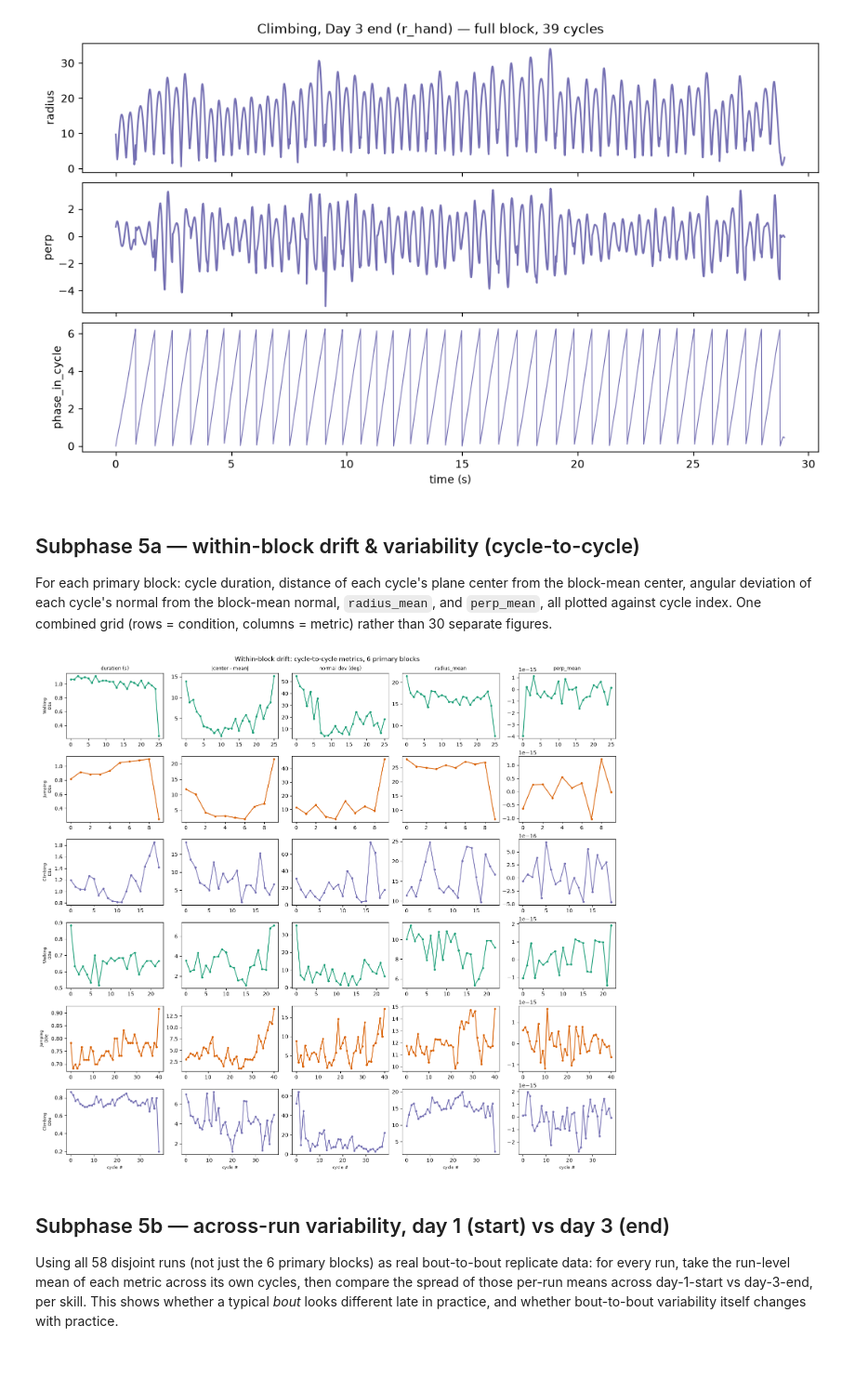
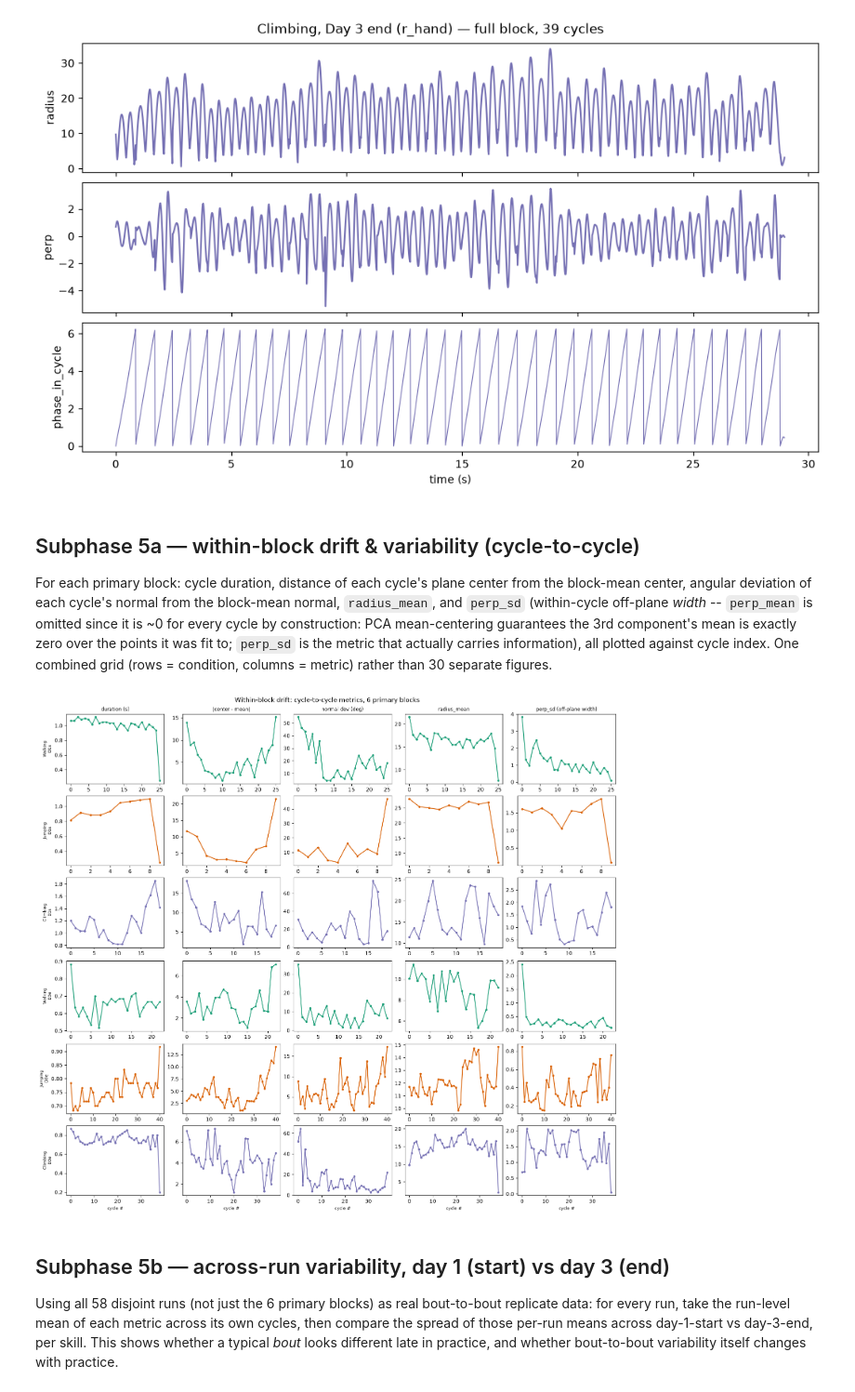
Before and after one commit to Motor-Learning-Lab/phase-coordinates, a Jupyter notebook: notebooks/gorilla_tag_analysis/03_geometry_and_drift.ipynb, the cells around one changed output. Shown at 93% size. Cells and saved outputs as stored; diff of their text form; code cells hidden in the pictures; blank space fills up the shorter version.

```diff
--- a/notebooks/gorilla_tag_analysis/03_geometry_and_drift.ipynb
+++ b/notebooks/gorilla_tag_analysis/03_geometry_and_drift.ipynb
@@ -158,7 +158,7 @@ for cond, key in PRIMARY_KEYS.items():
 
 For each primary block: cycle duration, distance of each cycle's plane center from the
 block-mean center, angular deviation of each cycle's normal from the block-mean normal,
-`radius_mean`, and `perp_mean`, all plotted against cycle index. One combined grid
+`radius_mean`, and `perp_sd` (within-cycle off-plane *width* -- `perp_mean` is omitted since it is ~0 for every cycle by construction: PCA mean-centering guarantees the 3rd component's mean is exactly zero over the points it was fit to; `perp_sd` is the metric that actually carries information), all plotted against cycle index. One combined grid
 (rows = condition, columns = metric) rather than 30 separate figures.
 # %%
 def within_block_metrics(cycles):
@@ -167,36 +167,36 @@ def within_block_metrics(cycles):
     normals = ok[["normal_x", "normal_y", "normal_z"]].to_numpy()
     mean_center = centers.mean(axis=0)
     mean_normal = normals.mean(axis=0)
     mean_normal = mean_normal / max(np.linalg.norm(mean_normal), 1e-12)
     center_dist = np.linalg.norm(centers - mean_center, axis=1)
     cos = np.clip((normals * mean_normal).sum(axis=1), -1, 1)
     normal_dev_deg = np.degrees(np.arccos(np.abs(cos)))
     return ok.assign(center_dist=center_dist, normal_dev_deg=normal_dev_deg)
 
-METRICS = ["duration", "center_dist", "normal_dev_deg", "radius_mean", "perp_mean"]
+METRICS = ["duration", "center_dist", "normal_dev_deg", "radius_mean", "perp_sd"]
 METRIC_LABELS = {"duration": "duration (s)", "center_dist": "|center - mean|",
                   "normal_dev_deg": "normal dev (deg)", "radius_mean": "radius_mean",
-                  "perp_mean": "perp_mean"}
+                  "perp_sd": "perp_sd (off-plane width)"}
 
 fig, axes = plt.subplots(len(CONDITIONS), len(METRICS), figsize=(3.1 * len(METRICS), 2.3 * len(CONDITIONS)),
                           constrained_layout=True)
 for row, (cond, key) in enumerate(PRIMARY_KEYS.items()):
     day, part, skill = cond
     m = within_block_metrics(CACHE[key]["cycles"])
     for col, metric in enumerate(METRICS):
         ax = axes[row, col]
         ax.plot(m["cycle"], m[metric], "o-", color=pl.SKILL_COLORS[skill], ms=3)
         if row == 0:
             ax.set_title(METRIC_LABELS[metric], fontsize=9)
         if col == 0:
             ax.set_ylabel(f"{pl.SKILL_LABELS[skill]}\nD{day}{part}", fontsize=8)
         if row == len(CONDITIONS) - 1:
             ax.set_xlabel("cycle #", fontsize=8)
 fig.suptitle("Within-block drift: cycle-to-cycle metrics, 6 primary blocks")
 pl.save_figure(fig, "stage5_within_block_drift_grid")
 plt.show()
 # %% [output]
-[figure, old version]
+[figure, new version]
 # %% [markdown]
 ## Subphase 5b — across-run variability, day 1 (start) vs day 3 (end)
 
```
Also changed, not shown: parts of 1 cell of this notebook, 3 other files.
